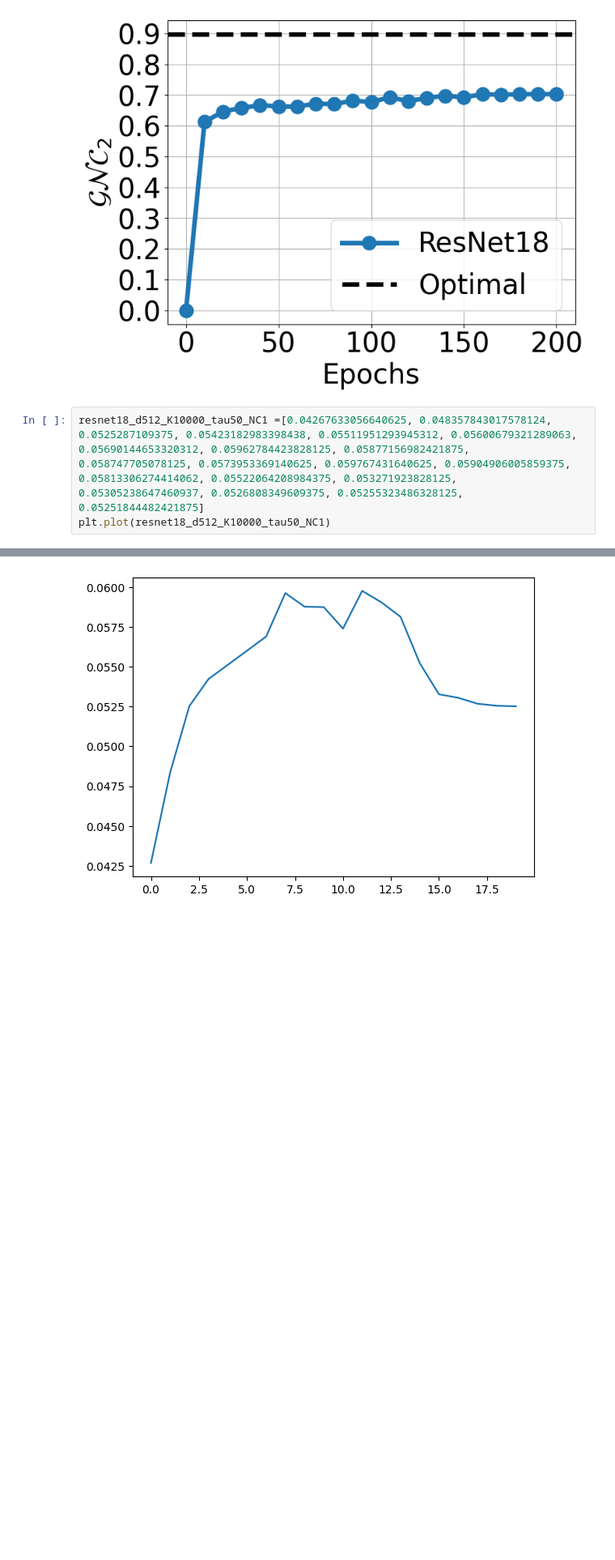
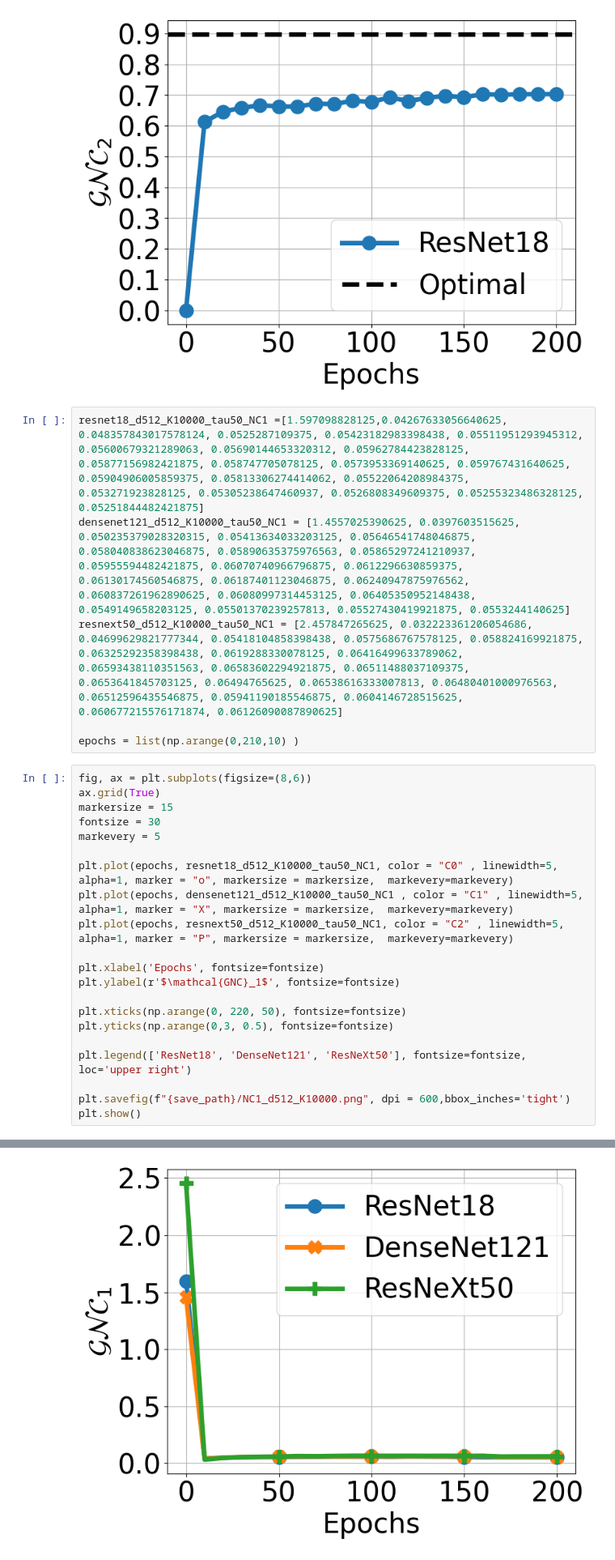
Before and after one commit to kongwanbianjinyu/Neural-Collapse-For-Large-Number-of-Classes, a Jupyter notebook: plot_NC.ipynb, the cells around one changed output, grey strips where cells are left out. Shown at 81% size. Saved outputs shown, nothing was run; the diff lists cells and outputs as text; blank space fills up the shorter version.

```diff
--- a/plot_NC.ipynb
+++ b/plot_NC.ipynb
@@ -345,7 +385,31 @@ plt.savefig("./images/NC2_d2048_K10000.png", dpi = 600,bbox_inches='tight')
 plt.show()
 # %% [output]
 [figure]
+# %%
+resnet18_d512_K10000_tau50_NC1 =[1.597098828125,0.04267633056640625, 0.048357843017578124, 0.0525287109375, 0.05423182983398438, 0.05511951293945312, 0.05600679321289063, 0.05690144653320312, 0.05962784423828125, 0.05877156982421875, 0.058747705078125, 0.0573953369140625, 0.059767431640625, 0.05904906005859375, 0.05813306274414062, 0.05522064208984375, 0.053271923828125, 0.05305238647460937, 0.0526808349609375, 0.05255323486328125, 0.05251844482421875]
+densenet121_d512_K10000_tau50_NC1 = [1.4557025390625, 0.0397603515625, 0.050235379028320315, 0.05413634033203125, 0.05646541748046875, 0.058040838623046875, 0.05890635375976563, 0.05865297241210937, 0.05955594482421875, 0.06070740966796875, 0.0612296630859375, 0.06130174560546875, 0.06187401123046875, 0.06240947875976562, 0.060837261962890625, 0.06080997314453125, 0.06405350952148438, 0.0549149658203125, 0.05501370239257813, 0.05527430419921875, 0.0553244140625]
+resnext50_d512_K10000_tau50_NC1 = [2.457847265625, 0.032223361206054686, 0.04699629821777344, 0.05418104858398438, 0.0575686767578125, 0.058824169921875, 0.06325292358398438, 0.0619288330078125, 0.06416499633789062, 0.06593438110351563, 0.06583602294921875, 0.06511488037109375, 0.0653641845703125, 0.06494765625, 0.06538616333007813, 0.06480401000976563, 0.06512596435546875, 0.05941190185546875, 0.0604146728515625, 0.060677215576171874, 0.06126090087890625]
+
+epochs = list(np.arange(0,210,10) )
 # %%
-resnet18_d512_K10000_tau50_NC1 =[0.04267633056640625, 0.048357843017578124, 0.0525287109375, 0.05423182983398438, 0.05511951293945312, 0.05600679321289063, 0.05690144653320312, 0.05962784423828125, 0.05877156982421875, 0.058747705078125, 0.0573953369140625, 0.059767431640625, 0.05904906005859375, 0.05813306274414062, 0.05522064208984375, 0.053271923828125, 0.05305238647460937, 0.0526808349609375, 0.05255323486328125, 0.05251844482421875]
-plt.plot(resnet18_d512_K10000_tau50_NC1)
+fig, ax = plt.subplots(figsize=(8,6))
+ax.grid(True)
+markersize = 15
+fontsize = 30
+markevery = 5
+
+plt.plot(epochs, resnet18_d512_K10000_tau50_NC1, color = "C0" , linewidth=5, alpha=1, marker = "o", markersize = markersize,  markevery=markevery)
+plt.plot(epochs, densenet121_d512_K10000_tau50_NC1 , color = "C1" , linewidth=5, alpha=1, marker = "X", markersize = markersize,  markevery=markevery)
+plt.plot(epochs, resnext50_d512_K10000_tau50_NC1, color = "C2" , linewidth=5, alpha=1, marker = "P", markersize = markersize,  markevery=markevery)
+
+plt.xlabel('Epochs', fontsize=fontsize)
+plt.ylabel(r'$\mathcal{GNC}_1$', fontsize=fontsize)
+
+plt.xticks(np.arange(0, 220, 50), fontsize=fontsize)
+plt.yticks(np.arange(0,3, 0.5), fontsize=fontsize)
+
+plt.legend(['ResNet18', 'DenseNet121', 'ResNeXt50'], fontsize=fontsize, loc='upper right')
+
+plt.savefig(f"{save_path}/NC1_d512_K10000.png", dpi = 600,bbox_inches='tight')
+plt.show()
 # %% [output]
@@ -353,2 +416,2 @@ plt.plot(resnet18_d512_K10000_tau50_NC1)
-[figure, old version]
+[figure, new version]
 # %%
```
Also changed, not shown: parts of 17 cells of this notebook, 32 other files.
